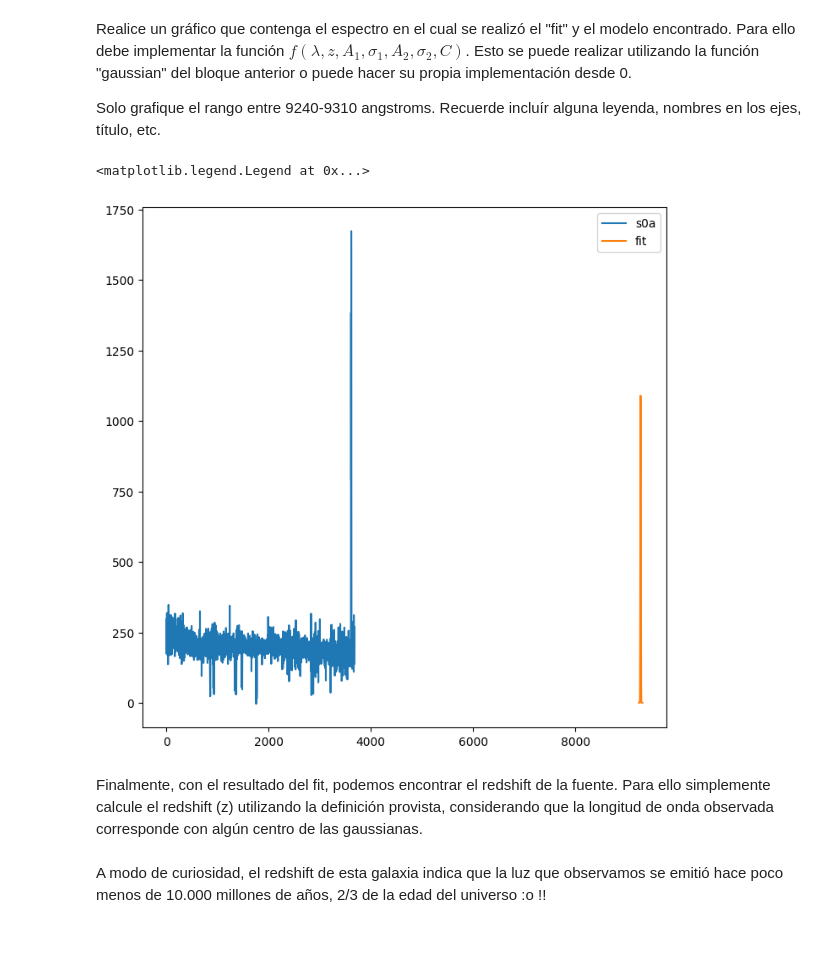
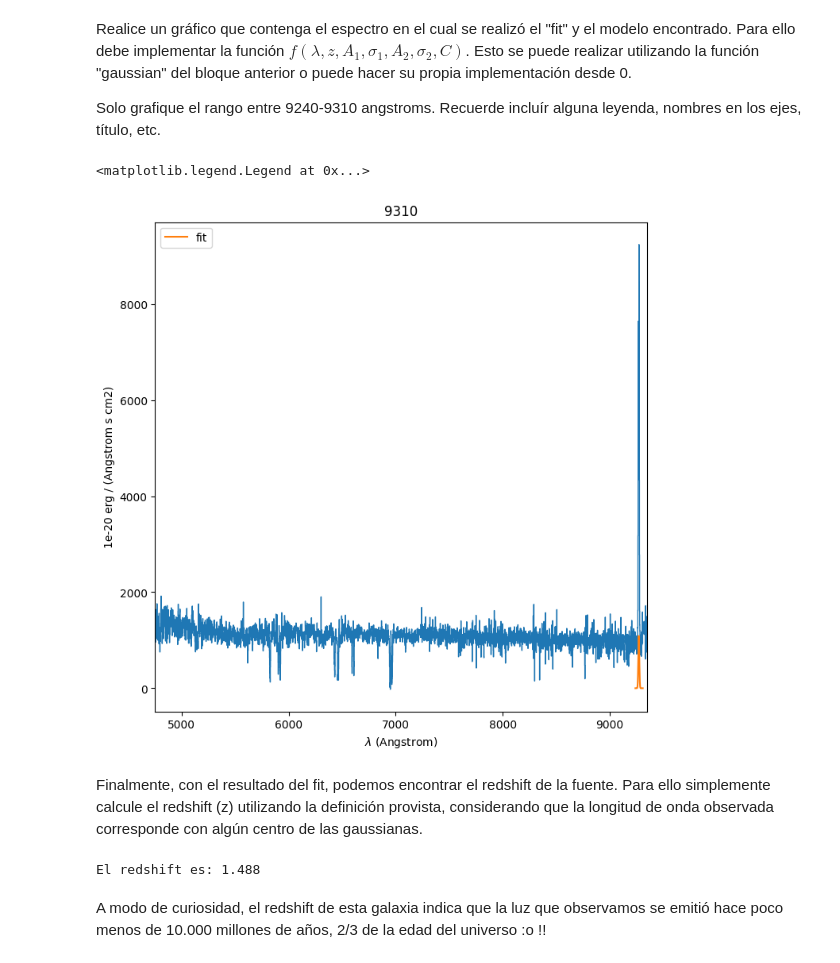
Before and after one commit to Francesco-Castellani/Tarea-4, a Jupyter notebook: Tarea4.ipynb, the cells around one changed output. Cells and saved outputs as stored; diff of their text form; code cells hidden in the pictures.

```diff
--- a/Tarea4.ipynb
+++ b/Tarea4.ipynb
@@ -354,22 +355,24 @@ Solo grafique el rango entre 9240-9310 angstroms. Recuerde incluír alguna leyen
 # %%
 # Inserte aquí su gráfico:
 x= np.linspace(9240, 9310, 1000)
 g=gaussian(x, 9272.5, fit1.fwhm, fit1.peak) + gaussian(x, 9272.5, fit2.fwhm, fit2.peak)
 plt.figure(figsize=(8,8))
-plt.plot(espectro_s0a.data, label='s0a')
+espectro_s0a.plot(9240, 9310)
 plt.plot(x, g, label='fit')
 plt.legend()
 # %% [output]
 <matplotlib.legend.Legend at 0x...>
-[figure, old version]
+[figure, new version]
 # %% [markdown]
 Finalmente, con el resultado del fit, podemos encontrar el redshift de la fuente. Para ello simplemente calcule el redshift (z) utilizando la definición provista, considerando que la longitud de onda observada corresponde con algún centro de las gaussianas.
 # %%
 # Escriba aquí código para el cálculo:
 
 lambda_0 =  3727.092  # consideramos la línea de longitud de onda más corta
-z =
+z = (9272.5 / lambda_0) - 1
 print('El redshift es: {:.3f}'.format(z))
+# %% [output]
+El redshift es: 1.488
 # %% [markdown]
 A modo de curiosidad, el redshift de esta galaxia indica que la luz que observamos se emitió hace poco menos de 10.000 millones de años, 2/3 de la edad del universo :o !!
 # %% [markdown]
```
Also changed, not shown: parts of 9 cells of this notebook.
